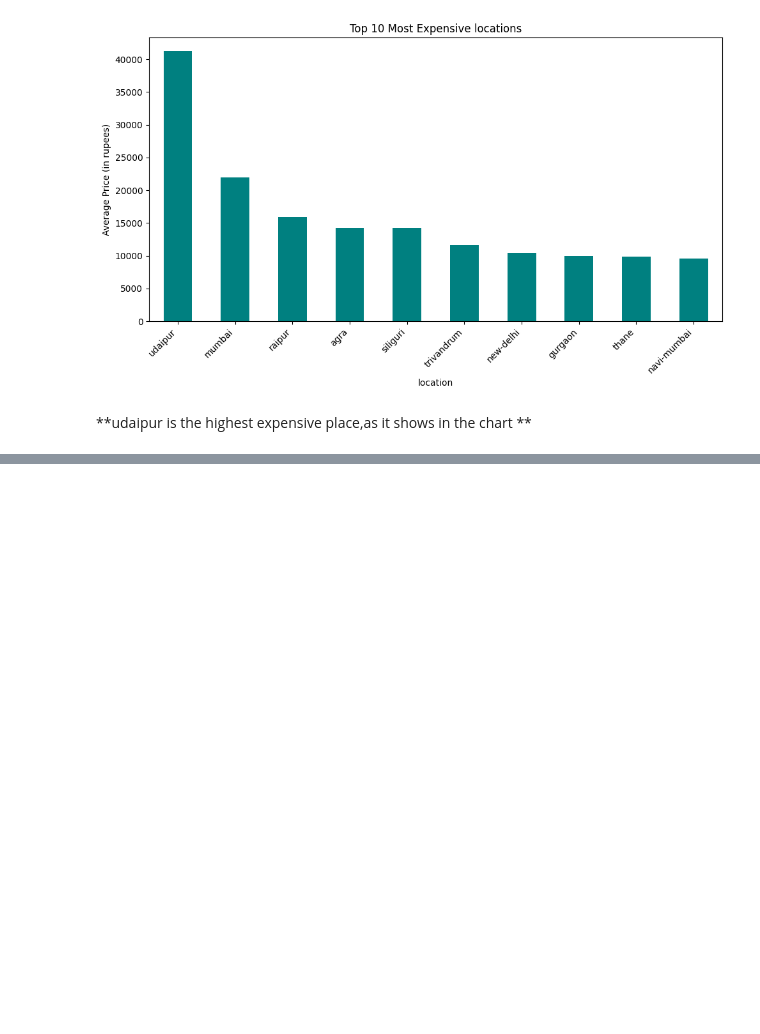
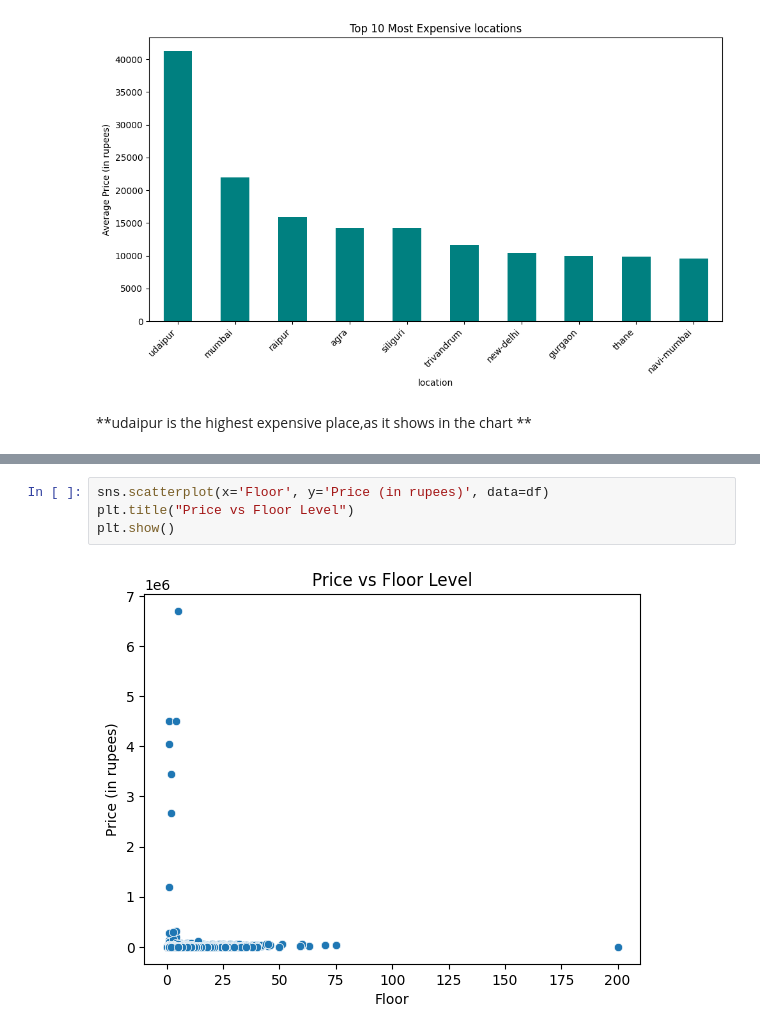
Before and after one commit to Abdul-code65/House-predictive-model, a Jupyter notebook: bouston-house-price.ipynb, the cells around one changed output, grey strips where cells are left out. Cells and saved outputs as stored; diff of their text form; blank space fills up the shorter version.

```diff
--- a/bouston-house-price.ipynb
+++ b/bouston-house-price.ipynb
@@ -395,0 +403,6 @@ plt.show()
+# %%
+sns.scatterplot(x='Floor', y='Price (in rupees)', data=df)
+plt.title("Price vs Floor Level")
+plt.show()
+# %% [output]
+[figure, added]
```
Also changed, not shown: parts of 50 cells of this notebook.
